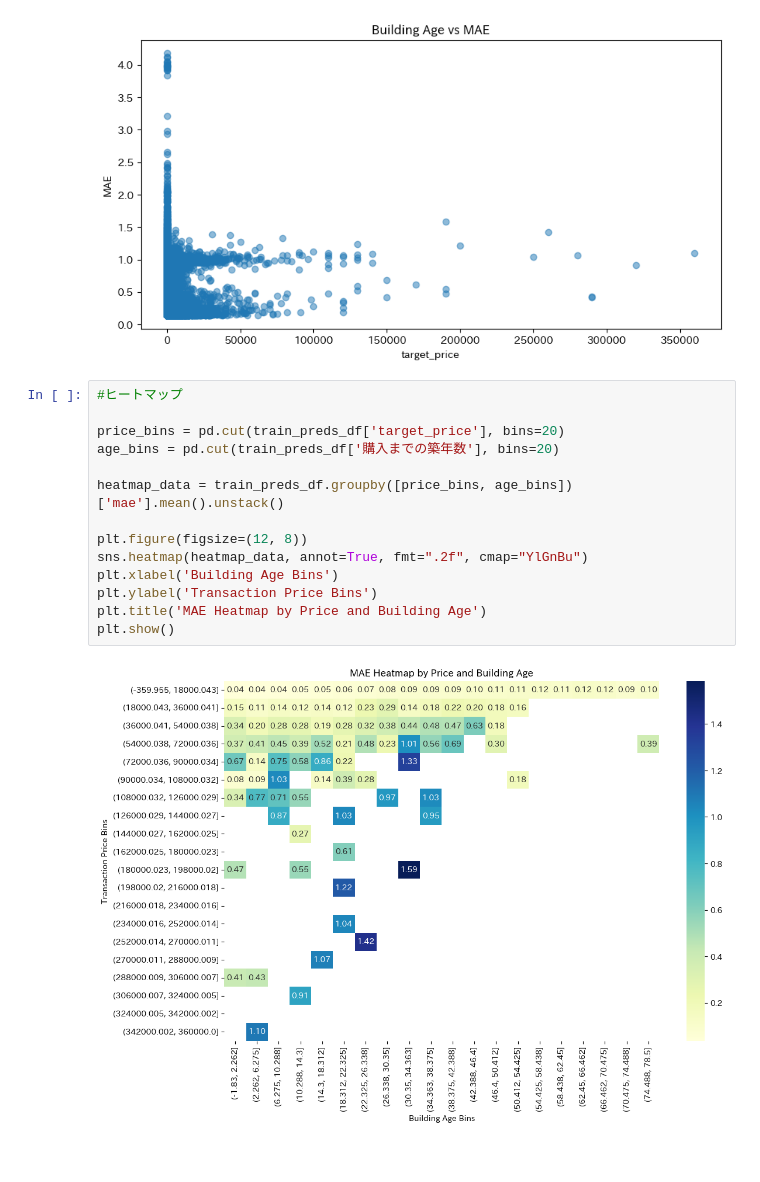
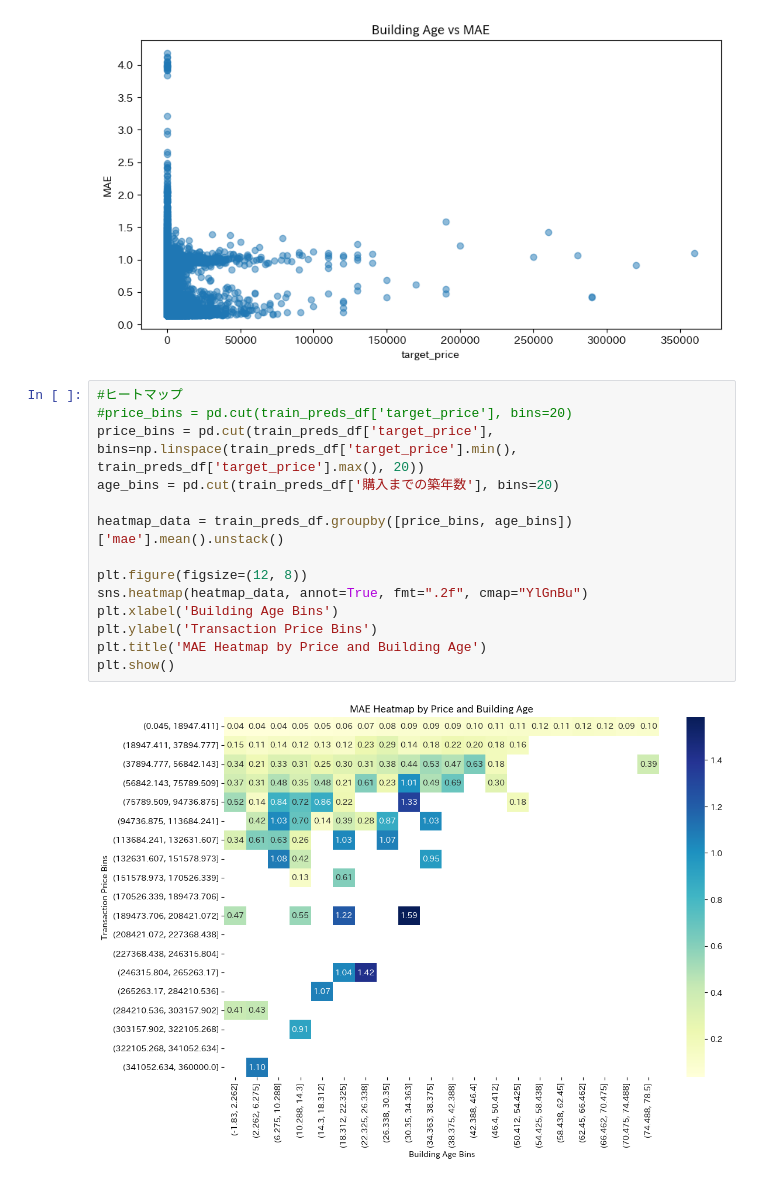
Before and after one commit to yuto12fr124/apartment_price_prediction_summer_2024, a Jupyter notebook: code/EDA/EDA_pred_v3.ipynb, the cells around one changed output. Saved outputs shown, nothing was run; the diff lists cells and outputs as text.

```diff
--- a/code/EDA/EDA_pred_v3.ipynb
+++ b/code/EDA/EDA_pred_v3.ipynb
@@ -818,17 +981,17 @@ plt.show()
 [figure]
 # %%
 #ヒートマップ
-
-price_bins = pd.cut(train_preds_df['target_price'], bins=20)
+#price_bins = pd.cut(train_preds_df['target_price'], bins=20)
+price_bins = pd.cut(train_preds_df['target_price'], bins=np.linspace(train_preds_df['target_price'].min(), train_preds_df['target_price'].max(), 20))
 age_bins = pd.cut(train_preds_df['購入までの築年数'], bins=20)
 
 heatmap_data = train_preds_df.groupby([price_bins, age_bins])['mae'].mean().unstack()
 
 plt.figure(figsize=(12, 8))
 sns.heatmap(heatmap_data, annot=True, fmt=".2f", cmap="YlGnBu")
 plt.xlabel('Building Age Bins')
 plt.ylabel('Transaction Price Bins')
 plt.title('MAE Heatmap by Price and Building Age')
 plt.show()
 # %% [output]
-[figure, old version]
+[figure, new version]
```
Also changed, not shown: parts of 11 cells of this notebook, 9 other files.
